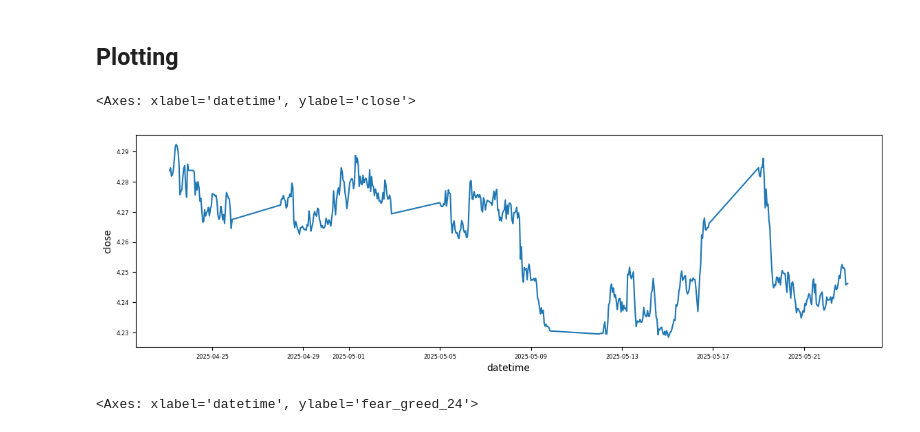
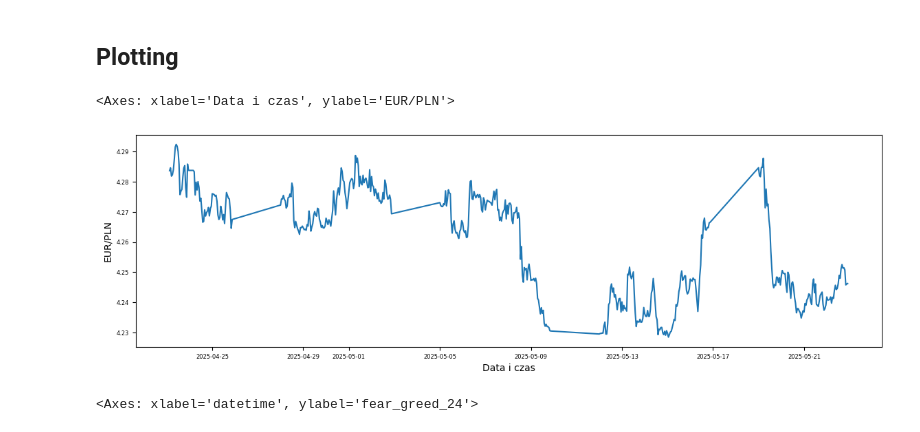
Before and after one commit to kacperfin/forex-prediction-pipeline, a Jupyter notebook: arima_prediction.ipynb, the cells around one changed output. Cells and saved outputs as stored; diff of their text form; code cells hidden in the pictures.

```diff
--- a/arima_prediction.ipynb
+++ b/arima_prediction.ipynb
@@ -108,12 +108,14 @@ df = df[['close', 'fear_greed_24', 'day_of_week', 'hour']]
 # %%
 figure, ax = plt.subplots(figsize=(14, 4))
 
 ax.tick_params(labelsize=6)
+ax.set_xlabel('Data i czas')
+ax.set_ylabel('EUR/PLN')
 
 sns.lineplot(df.close)
 # %% [output]
-<Axes: xlabel='datetime', ylabel='close'>
+<Axes: xlabel='Data i czas', ylabel='EUR/PLN'>
-[figure, old version]
+[figure, new version]
 # %%
 sns.lineplot(df.fear_greed_24)
 # %% [output]
```
Also changed, not shown: parts of 4 cells of this notebook.
